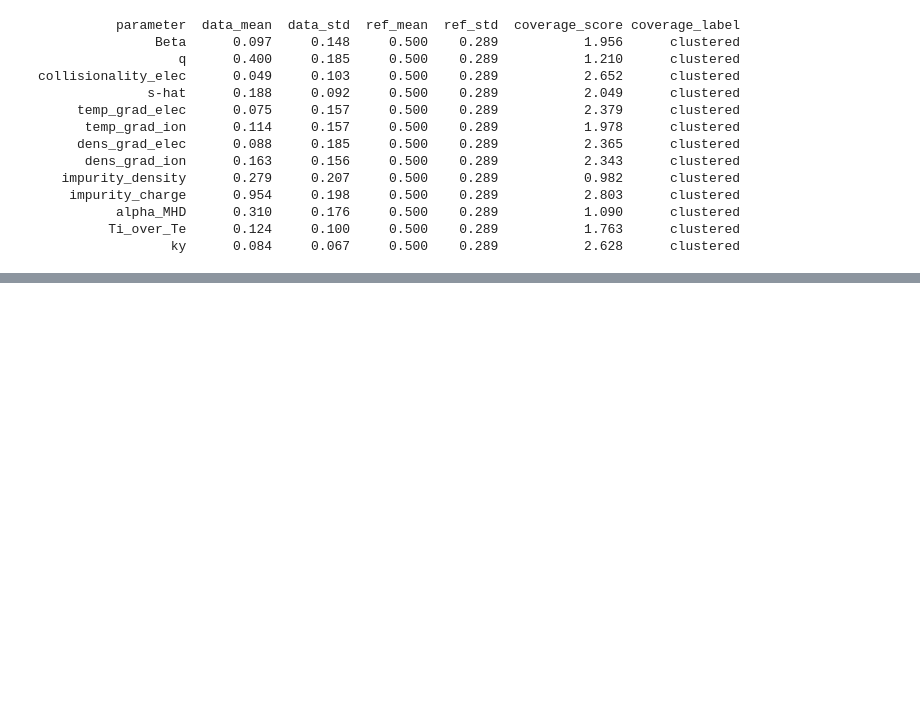
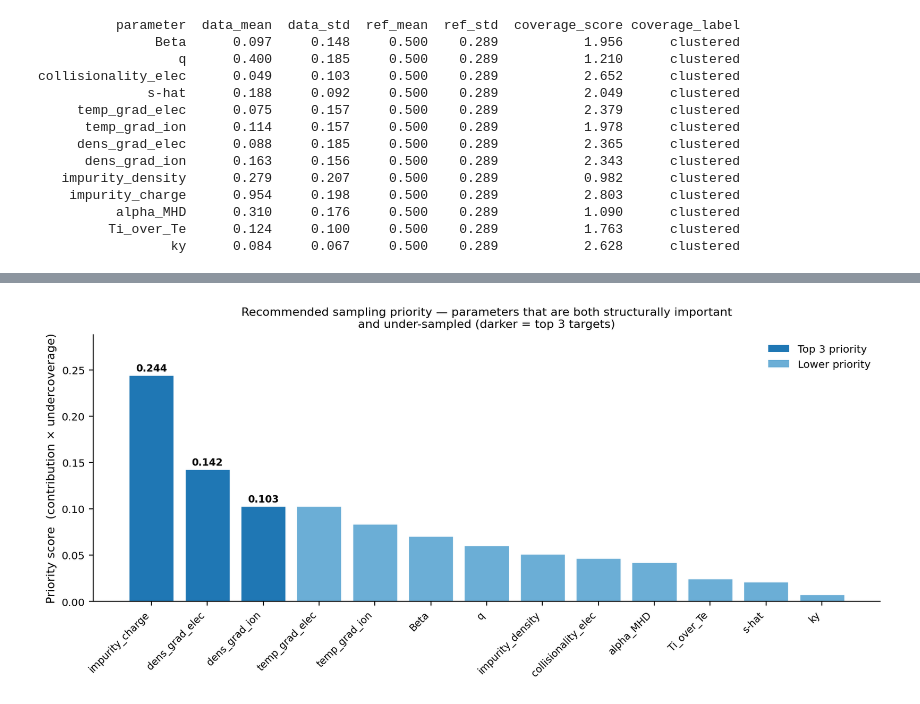
Before and after one commit to joeyschmidt97/MGKDB_parameter_overview, a Jupyter notebook: analysis/coverage_analysis.ipynb, the cells around one changed output, grey strips where cells are left out. Drawn from its saved outputs; the diff is of its cells as text; code cells hidden in the pictures; blank space fills up the shorter version.

Commit message:
Coverage analysis plots

```diff
--- a/analysis/coverage_analysis.ipynb
+++ b/analysis/coverage_analysis.ipynb
@@ -517,0 +709,41 @@ collisionality_elec      0.049     0.103     0.500    0.289           2.652
+# %%
+from matplotlib.patches import Patch
+
+# ── Priority figure: standalone ───────────────────────────────────────────────
+fig2, ax = plt.subplots(figsize=(10, 4.5), constrained_layout=True)
+
+bar_colors = ["#1f77b4" if i < 3 else "#6baed6" for i in range(len(param_cols_sorted))]
+bars = ax.bar(param_cols_sorted, priority_sorted, color=bar_colors, edgecolor="white", linewidth=0.6)
+
+# Dual-layer x-tick labels: parameter name + contribution/undercoverage breakdown
+xtick_labels = [
+    f"{p}"
+    for p, _, _ in zip(param_cols_sorted, contribution_sorted, undercoverage_sorted)
+]
+ax.set_xticks(range(len(param_cols_sorted)))
+ax.set_xticklabels(xtick_labels, rotation=45, ha="right", fontsize=8.5)
+
+# Annotate top 3 bars with value
+for i in range(3):
+    ax.text(i, priority_sorted[i] + 0.002, f"{priority_sorted[i]:.3f}",
+            ha="center", va="bottom", fontsize=8.5, fontweight="bold")
+
+ax.set_ylabel("Priority score  (contribution × undercoverage)")
+ax.set_title(
+    "Recommended sampling priority — parameters that are both structurally important\n"
+    "and under-sampled (darker = top 3 targets)",
+    fontsize=10
+)
+ax.set_ylim(0, priority_sorted.max() * 1.18)
+ax.spines["top"].set_visible(False)
+ax.spines["right"].set_visible(False)
+
+legend_elements = [
+    Patch(facecolor="#1f77b4", label="Top 3 priority"),
+    Patch(facecolor="#6baed6", label="Lower priority"),
+]
+ax.legend(handles=legend_elements, frameon=False, loc="upper right", fontsize=9)
+
+plt.show()
+# %% [output]
+[figure, added]
```
Also changed, not shown: parts of 3 cells of this notebook, 2 other files.
